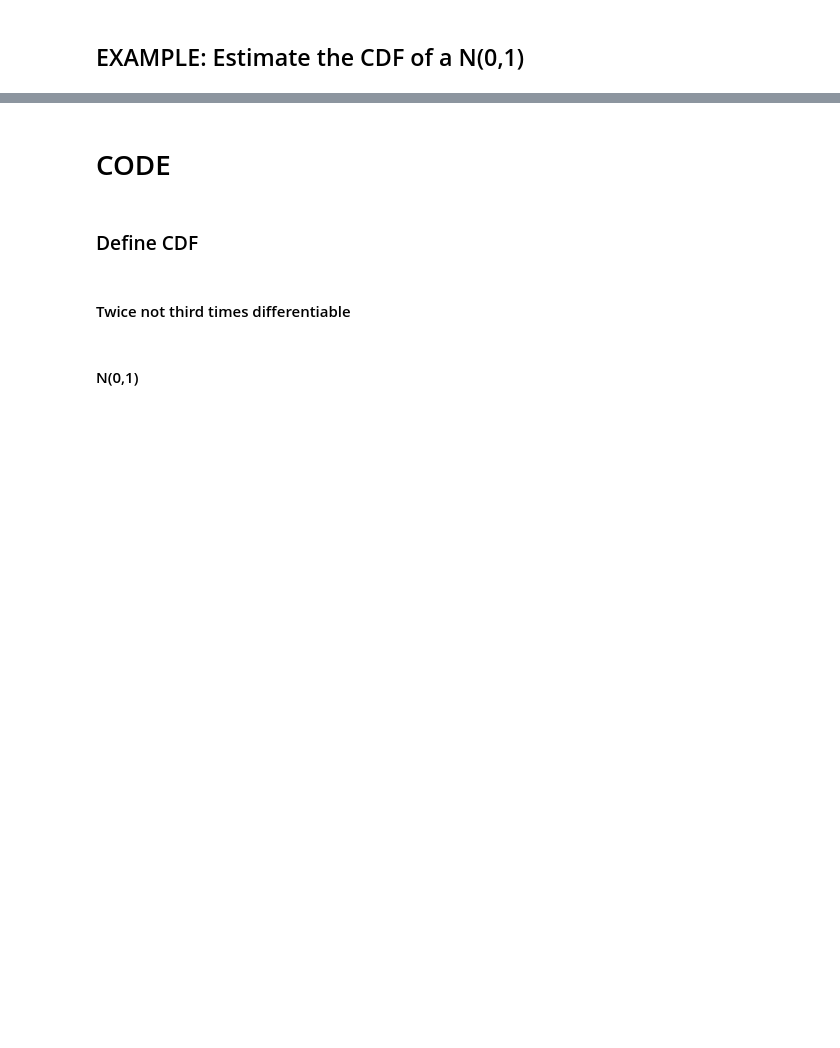
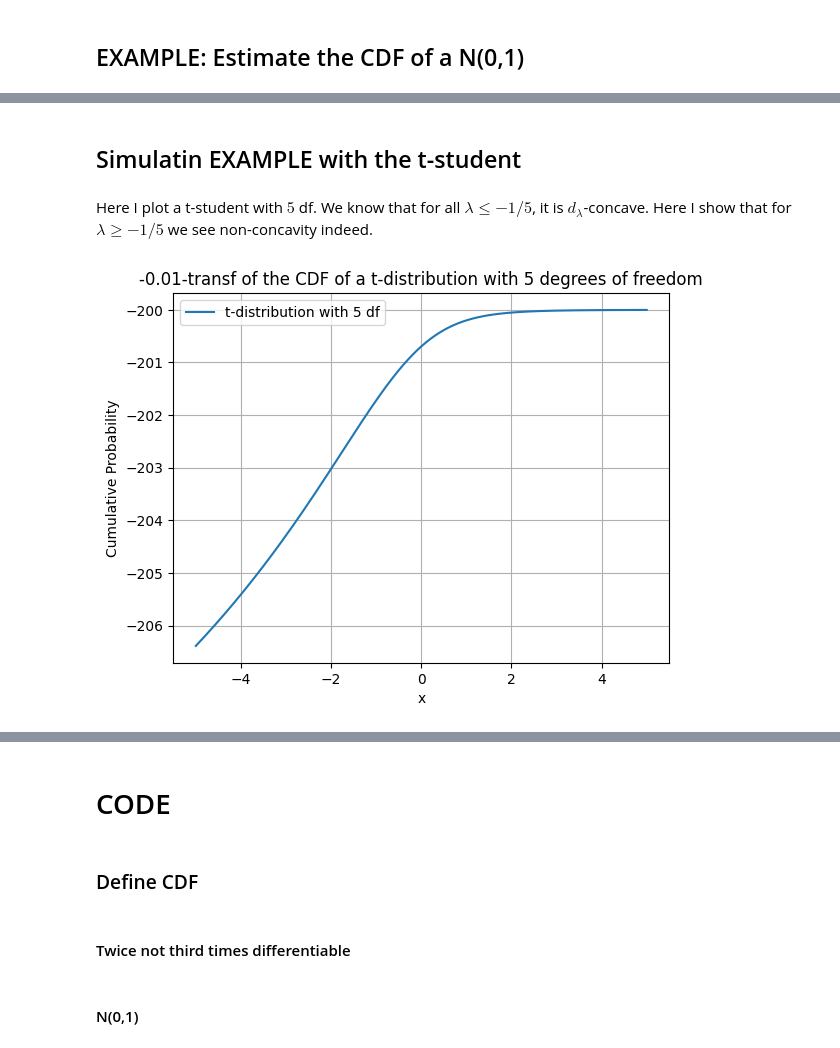
Before and after one commit to dbracale/Dynamic-Pricing, a Jupyter notebook: LS.ipynb, the cells around one changed output, grey strips where cells are left out. Cells and saved outputs as stored; diff of their text form; code cells hidden in the pictures; blank space fills up the shorter version.

```diff
--- a/LS.ipynb
+++ b/LS.ipynb
@@ -114,0 +111,23 @@ def LS(w, y, d_alpha, d_alpha_inv, epsi):
+# %% [markdown]
+## Simulatin EXAMPLE with the t-student
+# %% [markdown]
+Here I plot a t-student with $5$ df. We know that for all $\lambda \leq -1/5$, it is $d_{\lambda}$-concave. Here I show that for $\lambda \geq -1/5$ we see non-concavity indeed.
+# %%
+from scipy.stats import t
+lamb = -1/100
+x = np.linspace(-5, 5, 1000)
+
+# Calculate the cumulative distribution function (CDF) for the t-distribution with 5 degrees of freedom
+df = 5
+cdf = t.cdf(x, df)
+
+# Plot the CDF of the t-distribution
+plt.plot(x, (cdf**lamb+1)/lamb, label='t-distribution with 5 df')
+plt.xlabel('x')
+plt.ylabel('Cumulative Probability')
+plt.title(f'{lamb}-transf of the CDF of a t-distribution with 5 degrees of freedom')
+plt.legend()
+plt.grid(True)
+plt.show()
+# %% [output]
+[figure, added]
```
Also changed, not shown: parts of 11 cells of this notebook.
